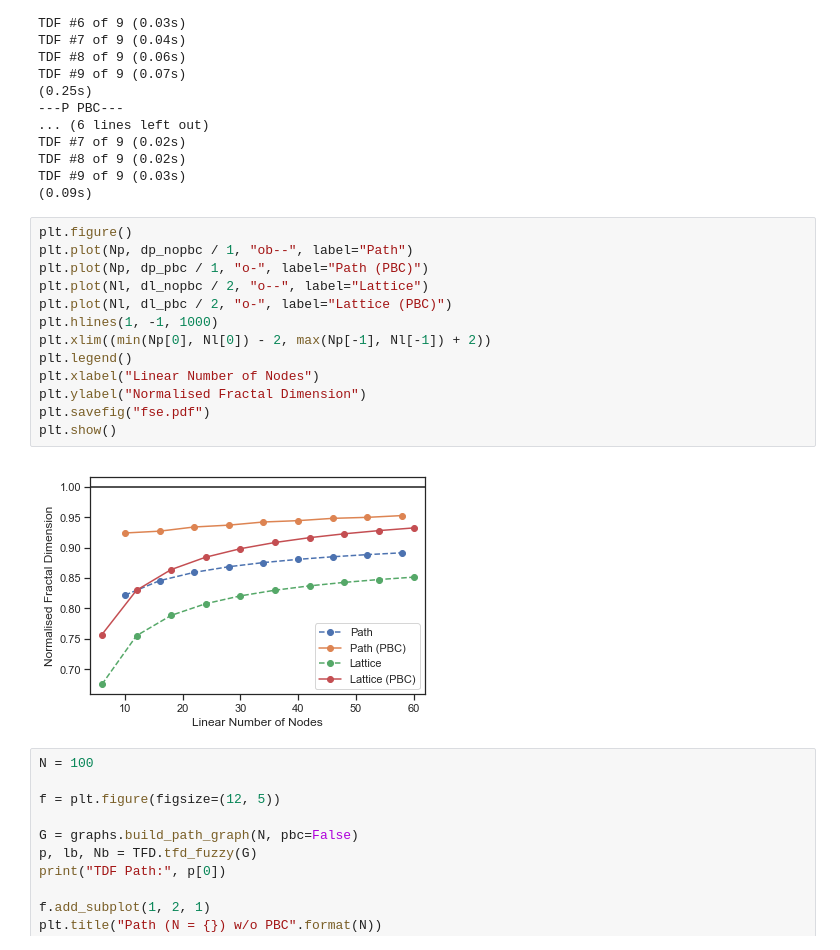
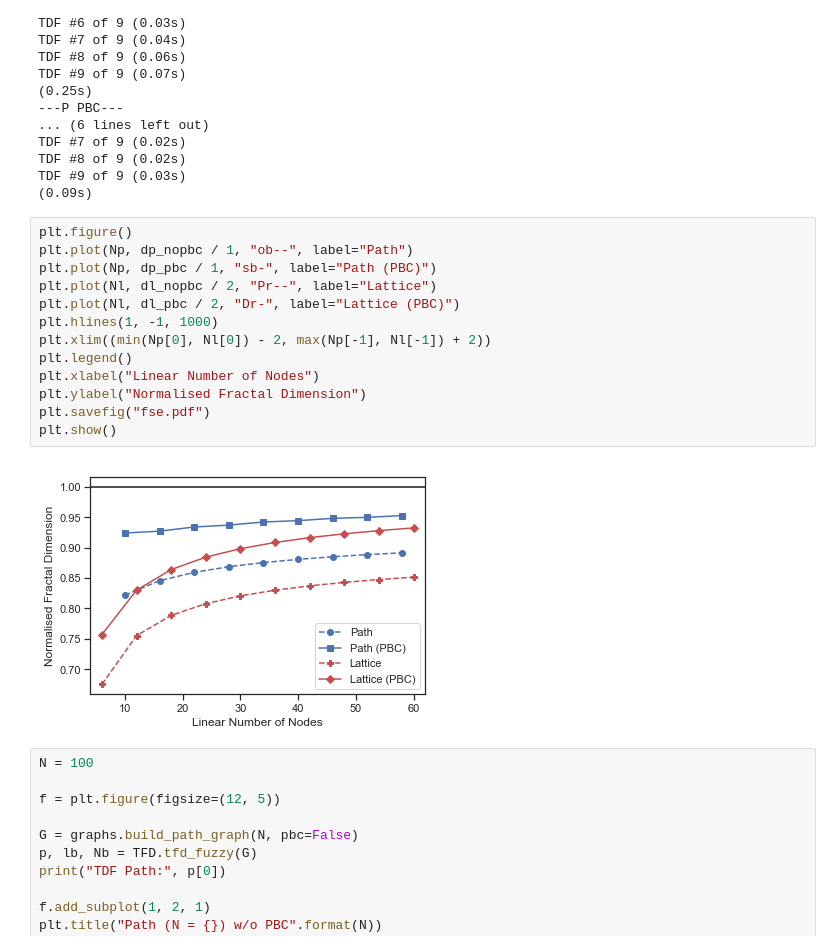
Before and after one commit to florianst/fractaldim_proteininteract, a Jupyter notebook: ipynb/Scaling.ipynb, the cells around one changed output. Cells and saved outputs as stored; diff of their text form.

```diff
--- a/ipynb/Scaling.ipynb
+++ b/ipynb/Scaling.ipynb
@@ -84,18 +84,18 @@ TDF #9 of 9 (0.03s)
 # %%
 plt.figure()
 plt.plot(Np, dp_nopbc / 1, "ob--", label="Path")
-plt.plot(Np, dp_pbc / 1, "o-", label="Path (PBC)")
-plt.plot(Nl, dl_nopbc / 2, "o--", label="Lattice")
-plt.plot(Nl, dl_pbc / 2, "o-", label="Lattice (PBC)")
+plt.plot(Np, dp_pbc / 1, "sb-", label="Path (PBC)")
+plt.plot(Nl, dl_nopbc / 2, "Pr--", label="Lattice")
+plt.plot(Nl, dl_pbc / 2, "Dr-", label="Lattice (PBC)")
 plt.hlines(1, -1, 1000)
 plt.xlim((min(Np[0], Nl[0]) - 2, max(Np[-1], Nl[-1]) + 2))
 plt.legend()
 plt.xlabel("Linear Number of Nodes")
 plt.ylabel("Normalised Fractal Dimension")
 plt.savefig("fse.pdf")
 plt.show()
 # %% [output]
-[figure, old version]
+[figure, new version]
 # %%
 N = 100
 
```
